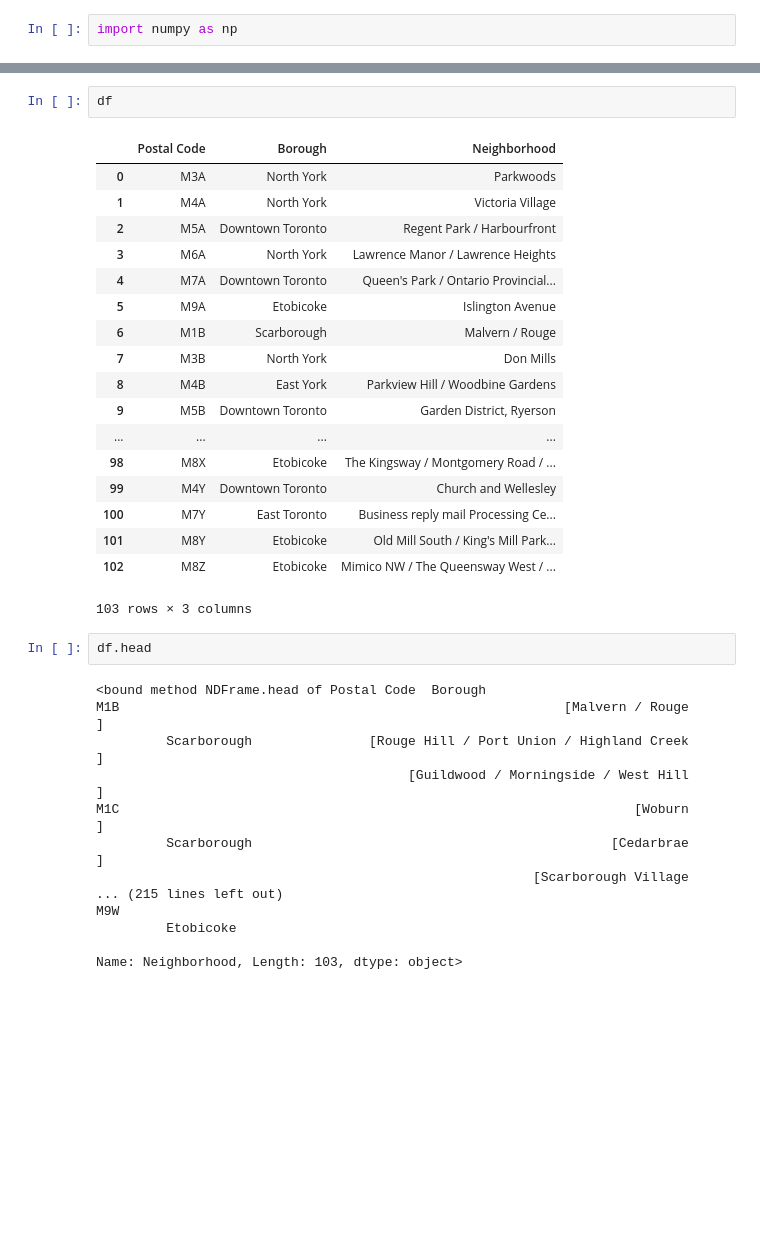
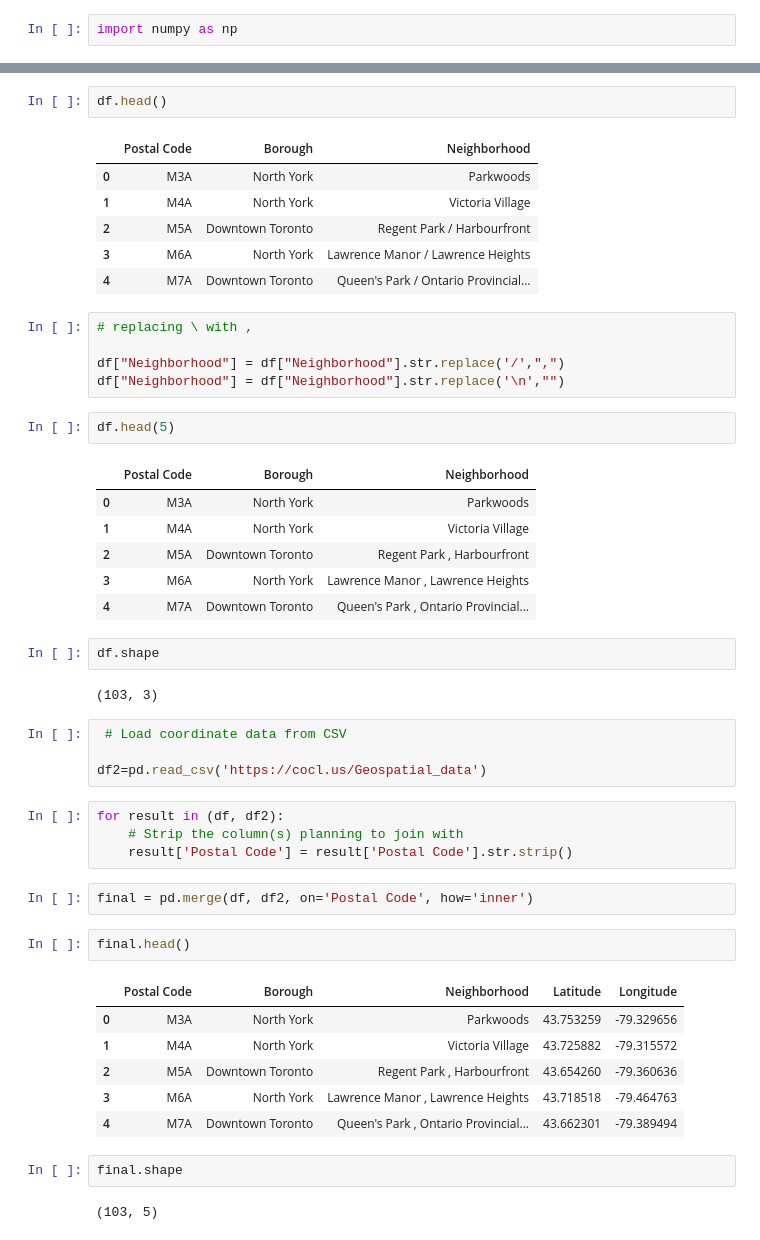
Before and after one commit to farhanak88/April2020, a Jupyter notebook: Applied Data Science Capstone (W3).ipynb, the cells around one changed output, grey strips where cells are left out. Saved outputs shown, nothing was run; the diff lists cells and outputs as text; blank space fills up the shorter version.

```diff
--- a/Applied Data Science Capstone (W3).ipynb
+++ b/Applied Data Science Capstone (W3).ipynb
@@ -139,5 +127,5 @@ TypeError: dropna() got an unexpected keyword argument "subset"
 # %%
-df
+df.head()
 # %% [output]
 |  | Postal Code | Borough | Neighborhood |
 | 0 | M3A | North York | Parkwoods |
@@ -145,35 +133,44 @@ df
 | 2 | M5A | Downtown Toronto | Regent Park / Harbourfront |
 | 3 | M6A | North York | Lawrence Manor / Lawrence Heights |
 | 4 | M7A | Downtown Toronto | Queen's Park / Ontario Provincial... |
-| 5 | M9A | Etobicoke | Islington Avenue |
-| 6 | M1B | Scarborough | Malvern / Rouge |
-| 7 | M3B | North York | Don Mills |
-| 8 | M4B | East York | Parkview Hill / Woodbine Gardens |
-| 9 | M5B | Downtown Toronto | Garden District, Ryerson |
-| ... | ... | ... | ... |
-| 98 | M8X | Etobicoke | The Kingsway / Montgomery Road / ... |
-| 99 | M4Y | Downtown Toronto | Church and Wellesley |
-| 100 | M7Y | East Toronto | Business reply mail Processing Ce... |
-| 101 | M8Y | Etobicoke | Old Mill South / King's Mill Park... |
-| 102 | M8Z | Etobicoke | Mimico NW / The Queensway West / ... |
-103 rows × 3 columns
+# %%
+# replacing \ with ,
+
+df["Neighborhood"] = df["Neighborhood"].str.replace('/',",")
+df["Neighborhood"] = df["Neighborhood"].str.replace('\n',"")
 # %%
-df.head
+df.head(5)
 # %% [output]
-<bound method NDFrame.head of Postal Code  Borough
-M1B                                                         [Malvern / Rouge
-]
-         Scarborough               [Rouge Hill / Port Union / Highland Creek
-]
-                                        [Guildwood / Morningside / West Hill
-]
-M1C                                                                  [Woburn
-]
-         Scarborough                                              [Cedarbrae
-]
-                                                        [Scarborough Village
-... (215 lines left out)
-M9W
-         Etobicoke
-
-Name: Neighborhood, Length: 103, dtype: object>
+|  | Postal Code | Borough | Neighborhood |
+| 0 | M3A | North York | Parkwoods |
+| 1 | M4A | North York | Victoria Village |
+| 2 | M5A | Downtown Toronto | Regent Park , Harbourfront |
+| 3 | M6A | North York | Lawrence Manor , Lawrence Heights |
+| 4 | M7A | Downtown Toronto | Queen's Park , Ontario Provincial... |
+# %%
+df.shape
+# %% [output]
+(103, 3)
+# %%
+ # Load coordinate data from CSV
+
+df2=pd.read_csv('https://cocl.us/Geospatial_data')
+# %%
+for result in (df, df2):
+    # Strip the column(s) planning to join with
+    result['Postal Code'] = result['Postal Code'].str.strip()
+# %%
+final = pd.merge(df, df2, on='Postal Code', how='inner')
+# %%
+final.head()
+# %% [output]
+|  | Postal Code | Borough | Neighborhood | Latitude | Longitude |
+| 0 | M3A | North York | Parkwoods | 43.753259 | -79.329656 |
+| 1 | M4A | North York | Victoria Village | 43.725882 | -79.315572 |
+| 2 | M5A | Downtown Toronto | Regent Park , Harbourfront | 43.654260 | -79.360636 |
+| 3 | M6A | North York | Lawrence Manor , Lawrence Heights | 43.718518 | -79.464763 |
+| 4 | M7A | Downtown Toronto | Queen's Park , Ontario Provincial... | 43.662301 | -79.389494 |
+# %%
+final.shape
+# %% [output]
+(103, 5)
```
Also changed, not shown: parts of 6 cells of this notebook.
